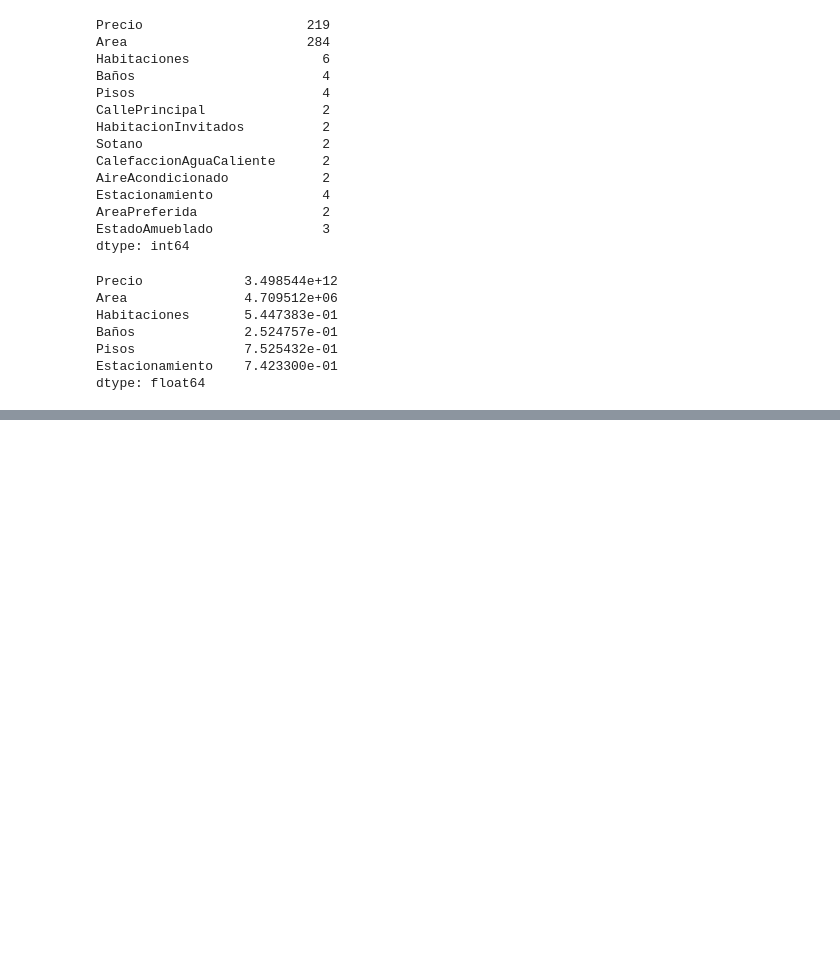
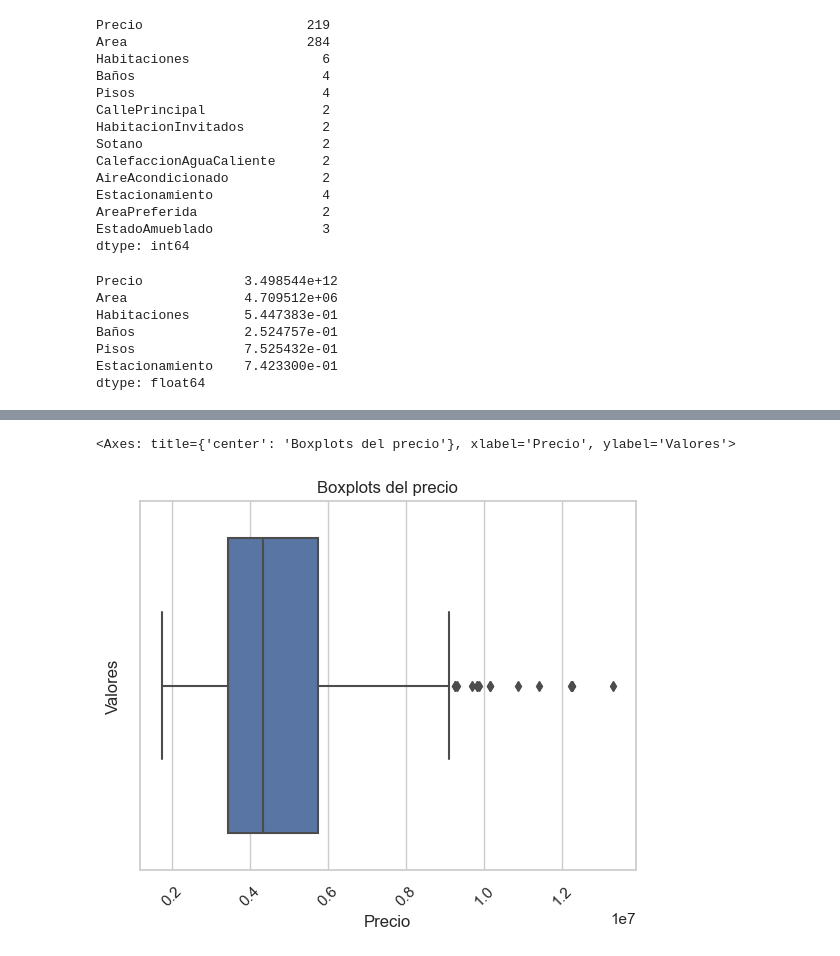
Before and after one commit to federojasc/Electric_Cars_Project, a Jupyter notebook: Housing_Price_Prediction/Housing_Price_Prediction.ipynb, the cells around one changed output, grey strips where cells are left out. Drawn from its saved outputs; the diff is of its cells as text; code cells hidden in the pictures; blank space fills up the shorter version.

```diff
--- a/Housing_Price_Prediction/Housing_Price_Prediction.ipynb
+++ b/Housing_Price_Prediction/Housing_Price_Prediction.ipynb
@@ -135,9 +130,12 @@ df.describe()
 # %%
 plt.title('Boxplots del precio')
 plt.xlabel('Columnas')
 plt.ylabel('Valores')
 plt.xticks(rotation=45)#graficar outliers
-sns.boxplot(x=df['price'])
+sns.boxplot(x=df['Precio'])
+# %% [output]
+<Axes: title={'center': 'Boxplots del precio'}, xlabel='Precio', ylabel='Valores'>
+[figure, added]
 # %%
 plt.title('Boxplots del area')
 plt.xlabel('Columnas')
```
Also changed, not shown: parts of 13 cells of this notebook.
